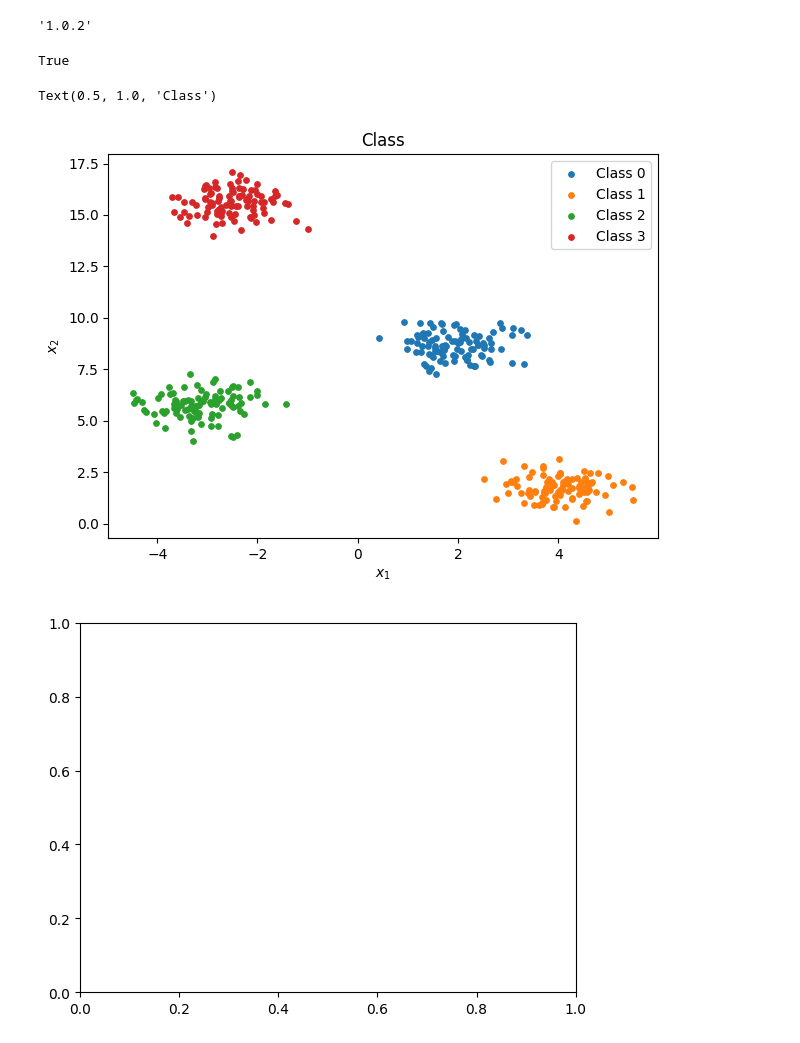
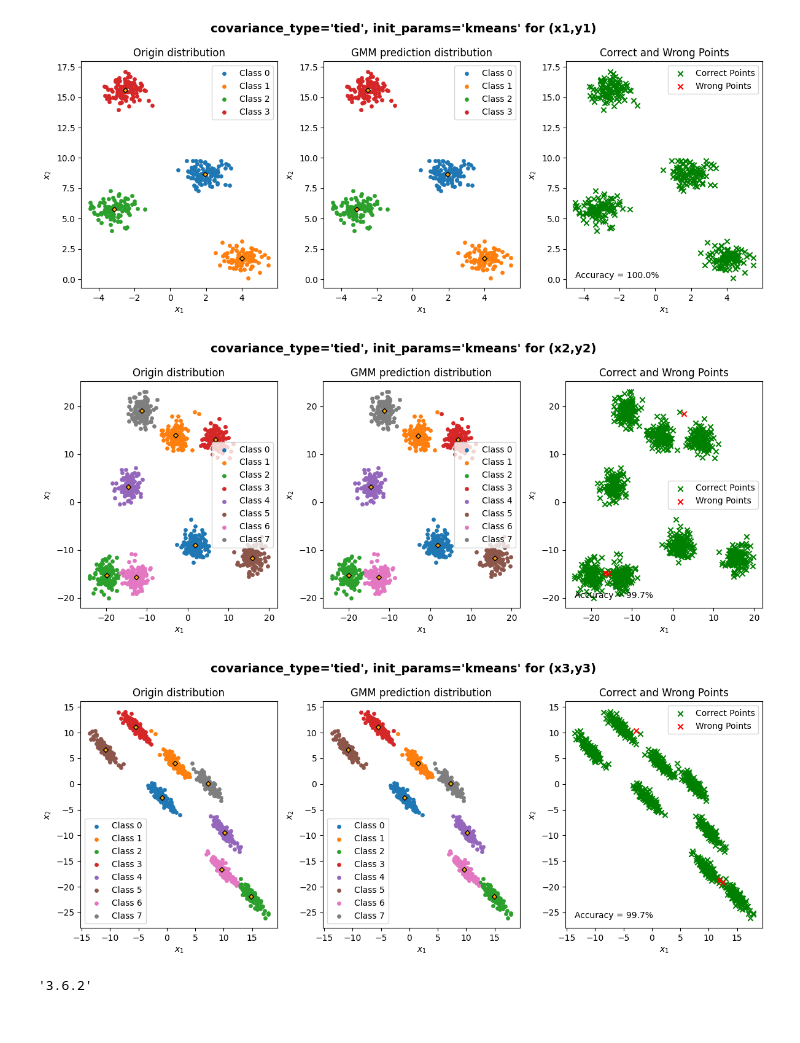
Before and after one commit to EonianCoda/ncku_IntroToAI_hw, a Jupyter notebook: hw5/gmm.ipynb, the cells around one changed output. Cells and saved outputs as stored; diff of their text form; code cells hidden in the pictures.

```diff
--- a/hw5/gmm.ipynb
+++ b/hw5/gmm.ipynb
@@ -30,21 +30,4 @@ with open('input.json', 'r') as inputFile:
 x1, y1 = datas['x1'], datas['y1']
 x2, y2 = datas['x2'], datas['y2']
 x3, y3 = datas['x3'], datas['y3']
-data = [[x1, y1], [x2, y2], [x3, y3]]
+datas = [[x1, y1], [x2, y2], [x3, y3]]
-# %%
-x, y = data[0]
-classes = np.unique(y)
-num_classes = len(classes)
-predictor = GMM(n_components=num_classes)
-predictor.fit(x)
-
-center = []
-for c in classes:
-    mask = (y == c)
-    center.append(np.mean(x[mask], axis=0))
-center = np.array(center)
-center_predict = predictor.means_
-
-distance = np.sqrt(np.sum((center[np.newaxis,...] - center_predict[:, np.newaxis, ...]) ** 2, axis= -1))
-classes_mapping = np.argmin(distance, axis=-1)
-center[classes_mapping]
@@ -209,28 +159,16 @@ ValueError: Unimplemented initialization method 'k-means++'
+# %%
+for data_index, data in enumerate(datas):
+    x, y = data
+    gmm = GMM_predictor(x, y)
+    gmm.set_gmm(covariance_type='tied')
+    gmm.draw_figure(big_title="covariance_type='tied', init_params='kmeans' for (x{0},y{0})".format(data_index+1))
+# %% [output]
+[figure, added]
+[figure, added]
+[figure, added]
 # %%
 import sklearn
-sklearn.__version__
+import matplotlib
+matplotlib.__version__
 # %% [output]
-'1.0.2'
+'3.6.2'
-# %%
-[4, 4, 4, 3] == [4, 4, 4, 3]
-# %% [output]
-True
-# %%
-import matplotlib.pyplot as plt
-
-plt.figure(tight_layout=True)
-axs = plt.axes()
-axs.set_xlabel('$x_1$')
-axs.set_ylabel('$x_2$')
-
-classes = np.unique(y)
-for c_idx, c in enumerate(classes):
-    target = x[y == c,:]
-    x1 = target[:, 0]
-    x2 = target[:, 1]
-    axs.scatter(x1, x2, cmap=gmm.colors[c_idx], s=15, label="Class {}".format(c))
-axs.legend()
-axs.set_title("Class")
-# %% [output]
-Text(0.5, 1.0, 'Class')
-[figure, removed]
@@ -240,5 +174,0 @@ gmm.find_center_mapping()
-# %%
-fig = plt.figure()
-ax = plt.gca()
-# %% [output]
-[figure, removed]
```
Also changed, not shown: parts of 6 cells of this notebook, 7 other files.
